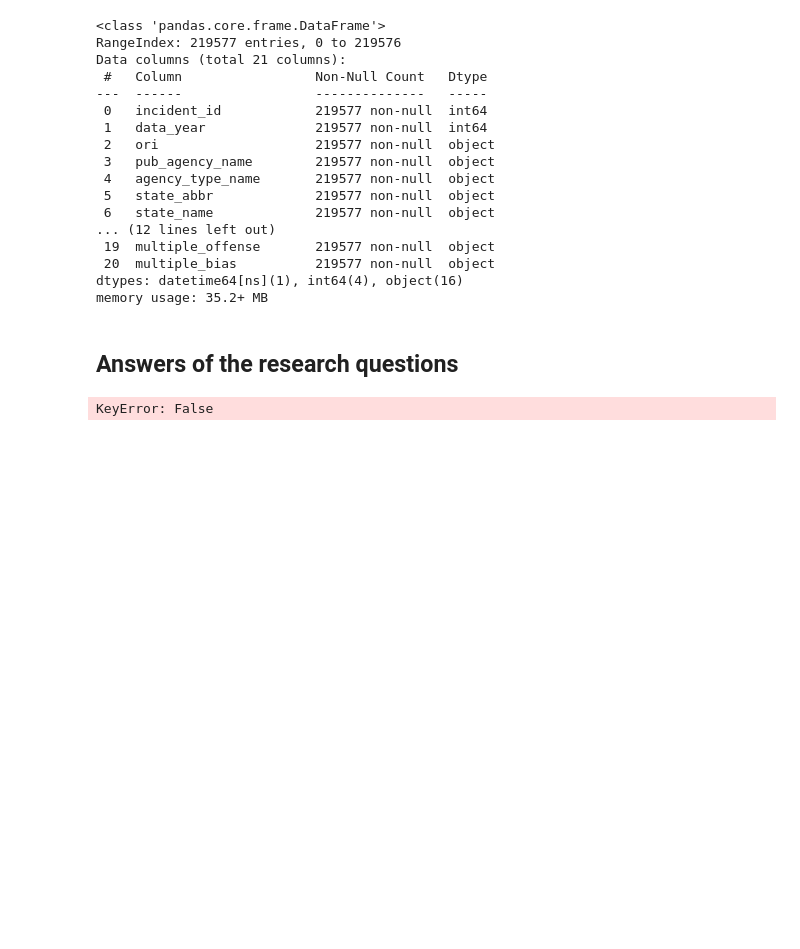
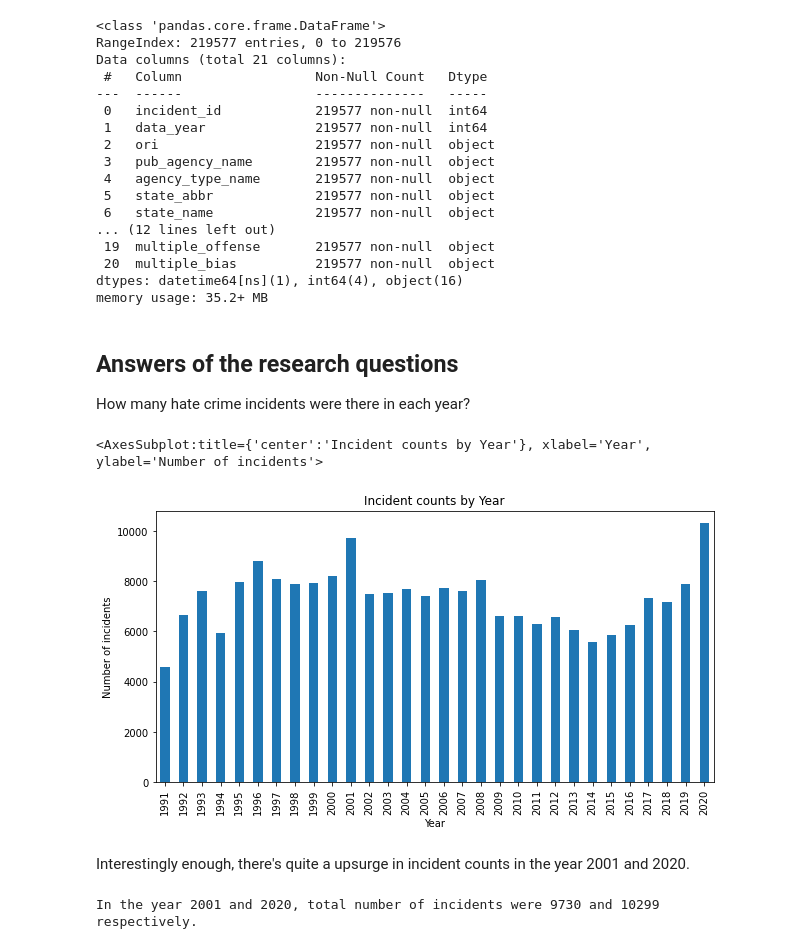
Before and after one commit to Yogi-DS/Portfolio-Projects, a Jupyter notebook: Hate Crime in US/hate-crime-analysis.ipynb, the cells around one changed output. Cells and saved outputs as stored; diff of their text form; code cells hidden in the pictures; blank space fills up the shorter version.

Commit message:
year 2020

```diff
--- a/Hate Crime in US/hate-crime-analysis.ipynb
+++ b/Hate Crime in US/hate-crime-analysis.ipynb
@@ -90,7 +90,18 @@ dtypes: datetime64[ns](1), int64(4), object(16)
 memory usage: 35.2+ MB
 # %% [markdown]
 ## Answers of the research questions
+How many hate crime incidents were there in each year?
-# %%
-df.groupby(['state_name','data_year'==2020]).sum()
-# %% [output]
-KeyError: False
+# %%
+incident_counts = df.groupby(['data_year']).count().incident_id
+incident_counts.plot(kind='bar', title='Incident counts by Year', ylabel='Number of incidents',
+         xlabel='Year', figsize=(10, 5))
+# %% [output]
+<AxesSubplot:title={'center':'Incident counts by Year'}, xlabel='Year', ylabel='Number of incidents'>
+[figure, added]
+# %% [markdown]
+Interestingly enough, there's quite a upsurge in incident counts in the year 2001 and 2020.
+# %%
+print(f'In the year 2001 and 2020, total number of incidents were {incident_counts.at[2001,]} \
+and {incident_counts.at[2020,]} respectively.')
+# %% [output]
+In the year 2001 and 2020, total number of incidents were 9730 and 10299 respectively.
```
Also changed, not shown: parts of 2 cells of this notebook, 1 other file.
